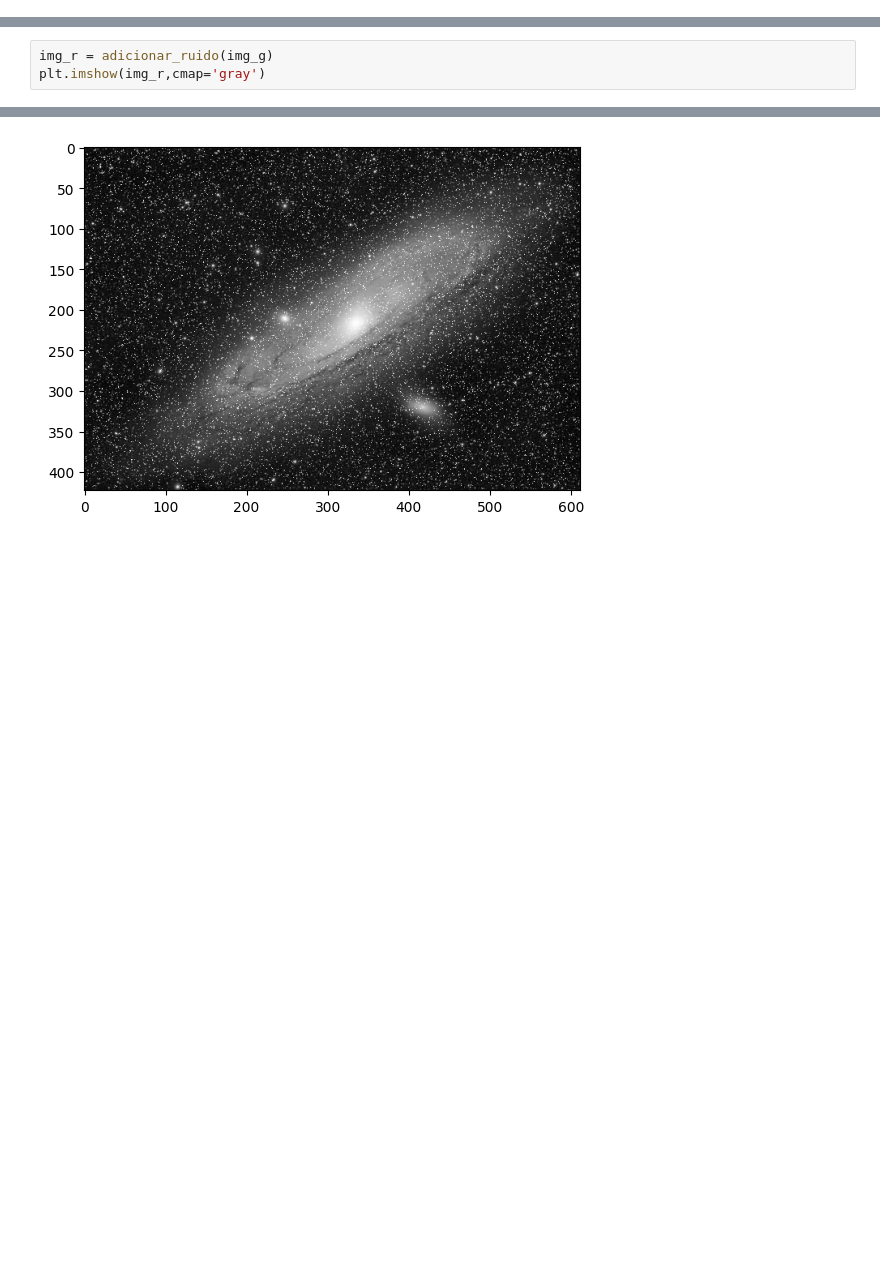
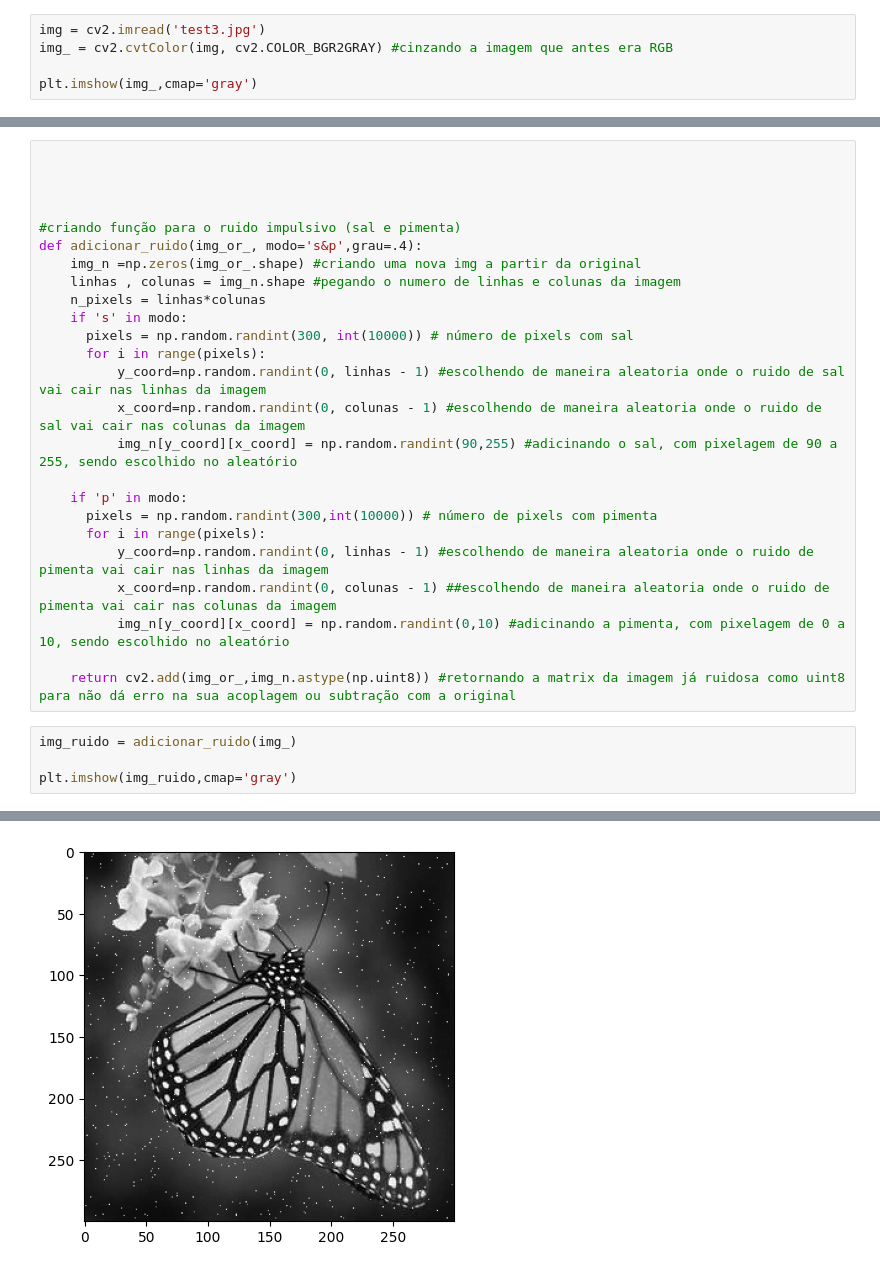
Before and after one commit to reinanbr/denoise_img, a Jupyter notebook: problema_2.ipynb, the cells around one changed output, grey strips where cells are left out. Cells and saved outputs as stored; diff of their text form; blank space fills up the shorter version.

```diff
--- a/problema_2.ipynb
+++ b/problema_2.ipynb
@@ -198,0 +16,5 @@ plt.imshow(img_g,cmap='gray')
+# %%
+img = cv2.imread('test3.jpg')
+img_ = cv2.cvtColor(img, cv2.COLOR_BGR2GRAY) #cinzando a imagem que antes era RGB
+
+plt.imshow(img_,cmap='gray')
@@ -199,6 +124,32 @@ plt.imshow(img_g,cmap='gray')
+# %%
+
+
+
+
+#criando função para o ruido impulsivo (sal e pimenta)
+def adicionar_ruido(img_or_, modo='s&p',grau=.4):
+    img_n =np.zeros(img_or_.shape) #criando uma nova img a partir da original
+    linhas , colunas = img_n.shape #pegando o numero de linhas e colunas da imagem
+    n_pixels = linhas*colunas
+    if 's' in modo:
+      pixels = np.random.randint(300, int(10000)) # número de pixels com sal
+      for i in range(pixels):
+          y_coord=np.random.randint(0, linhas - 1) #escolhendo de maneira aleatoria onde o ruido de sal vai cair nas linhas da imagem
+          x_coord=np.random.randint(0, colunas - 1) #escolhendo de maneira aleatoria onde o ruido de sal vai cair nas colunas da imagem
+          img_n[y_coord][x_coord] = np.random.randint(90,255) #adicinando o sal, com pixelagem de 90 a 255, sendo escolhido no aleatório
+
+    if 'p' in modo:
+      pixels = np.random.randint(300,int(10000)) # número de pixels com pimenta
+      for i in range(pixels):
+          y_coord=np.random.randint(0, linhas - 1) #escolhendo de maneira aleatoria onde o ruido de pimenta vai cair nas linhas da imagem
+          x_coord=np.random.randint(0, colunas - 1) ##escolhendo de maneira aleatoria onde o ruido de pimenta vai cair nas colunas da imagem
+          img_n[y_coord][x_coord] = np.random.randint(0,10) #adicinando a pimenta, com pixelagem de 0 a 10, sendo escolhido no aleatório
+
+    return cv2.add(img_or_,img_n.astype(np.uint8)) #retornando a matrix da imagem já ruidosa como uint8 para não dá erro na sua acoplagem ou subtração com a original
 # %%
-img_r = adicionar_ruido(img_g)
-plt.imshow(img_r,cmap='gray')
+img_ruido = adicionar_ruido(img_)
+
+plt.imshow(img_ruido,cmap='gray')
 # %% [output]
 <matplotlib.image.AxesImage at 0x...>
-[figure, old version]
+[figure, new version]
```
Also changed, not shown: parts of 43 cells of this notebook, 5 other files.
